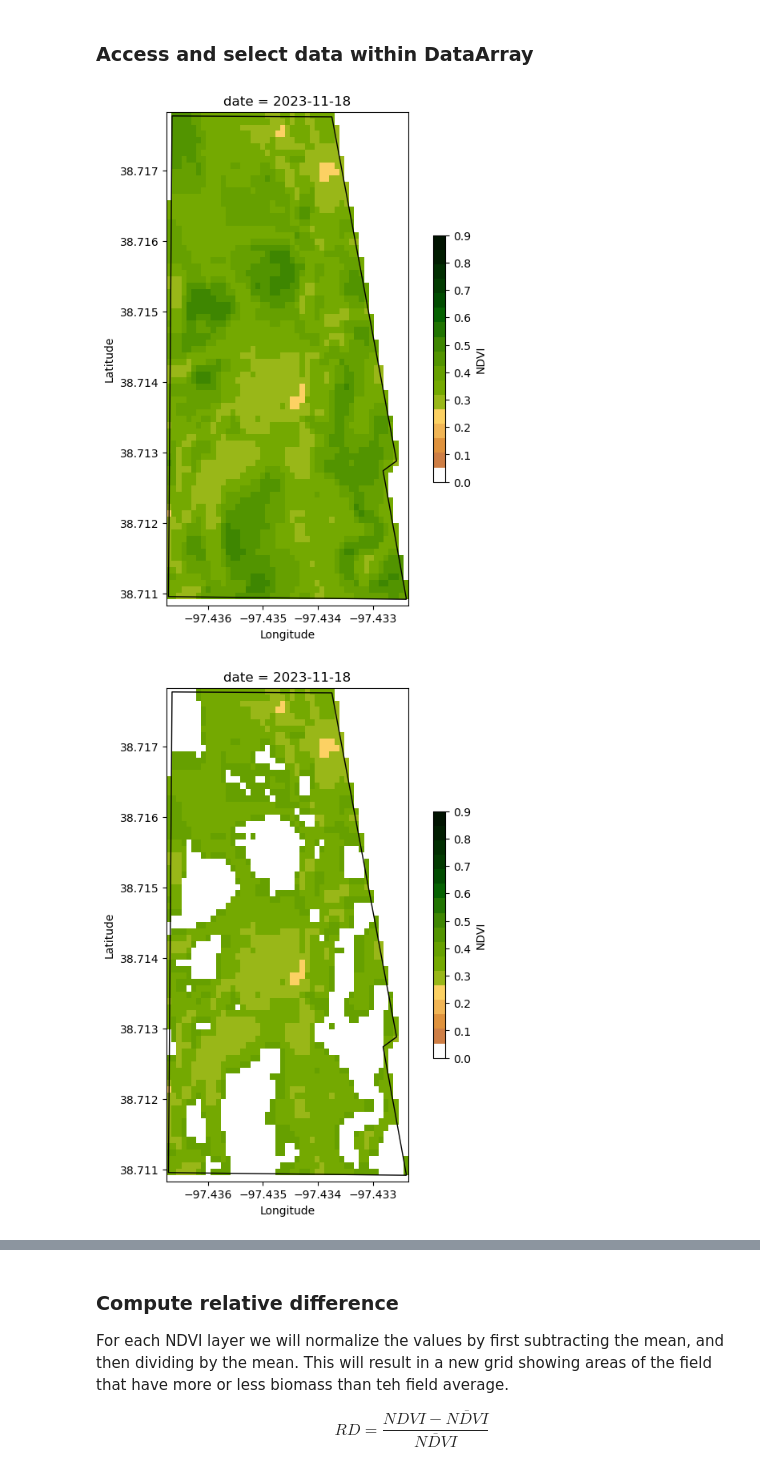
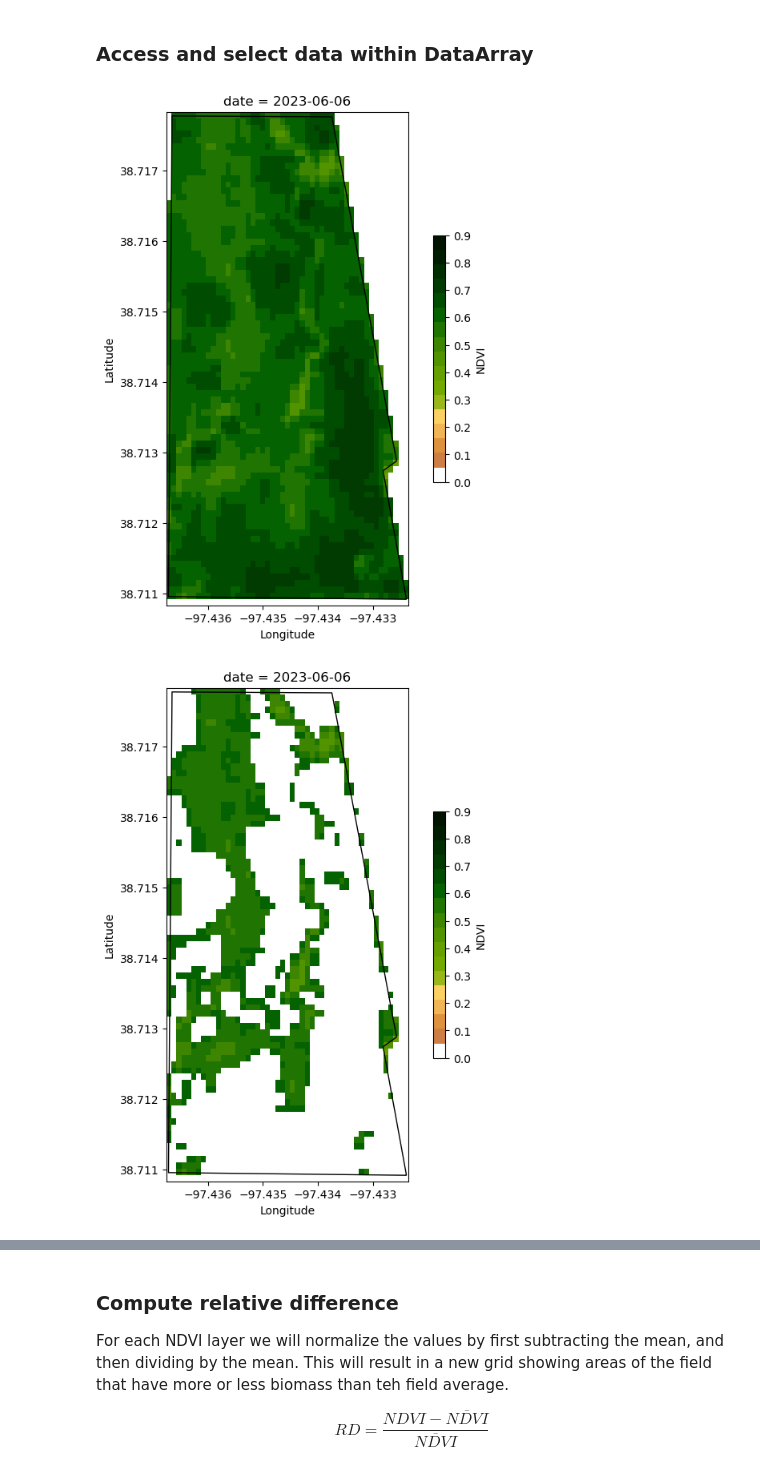
Before and after one commit to soilwater/precisionag-workshop-2024, a Jupyter notebook: mz_notebook_solution.ipynb, the cells around one changed output, grey strips where cells are left out. Drawn from its saved outputs; the diff is of its cells as text; code cells hidden in the pictures.

```diff
--- a/mz_notebook_solution.ipynb
+++ b/mz_notebook_solution.ipynb
@@ -98,7 +106,7 @@ ndvi_cmap
 We will use the boundaries of an actual farmer production field near Gypsum, KS.
 # %%
 # Read field boundary with Geopandas
-field_bnd = gpd.read_file('mortimers_bnd.geojson')
+field_bnd = gpd.read_file('field_bnd.geojson')
 # %%
 # Visualize field boundary
 fig, ax = plt.subplots()
@@ -291,26 +309,26 @@ plt.show()
 # %%
 # Plot single image by date
 fig, ax = plt.subplots(figsize=(8,8))
-data.sel(date='2023-11-18').plot(ax=ax, cmap=ndvi_cmap, vmin=0.0, vmax=0.9,
+data.sel(date='2023-06-06').plot(ax=ax, cmap=ndvi_cmap, vmin=0.0, vmax=0.9,
                                 cbar_kwargs={'label':'NDVI', 'shrink':0.5})
 field_bnd.plot(ax=ax, facecolor='None')
 ax.set_xlabel('Longitude')
 ax.set_ylabel('Latitude')
 #plt.savefig('figures/ndvi_2023-11-18.jpg')
 plt.show()
 # %% [output]
-[figure, old version]
+[figure, new version]
 # %%
 # Only areas with specific NDVI
 fig, ax = plt.subplots(figsize=(8,8))
-data.where((data.values<0.4)).sel(date='2023-11-18').plot(ax=ax, cmap=ndvi_cmap, vmin=0.0, vmax=0.9,
+data.where((data.values<0.6)).sel(date='2023-06-06').plot(ax=ax, cmap=ndvi_cmap, vmin=0.0, vmax=0.9,
                                                          cbar_kwargs={'label':'NDVI', 'shrink':0.5})
 field_bnd.plot(ax=ax, facecolor='None')
 ax.set_xlabel('Longitude')
 ax.set_ylabel('Latitude')
 plt.show()
 # %% [output]
-[figure, old version]
+[figure, new version]
 # %%
 # Plot time series
 fig, ax = plt.subplots(figsize=(8,4))
```
Also changed, not shown: parts of 14 cells of this notebook, 26 other files.
